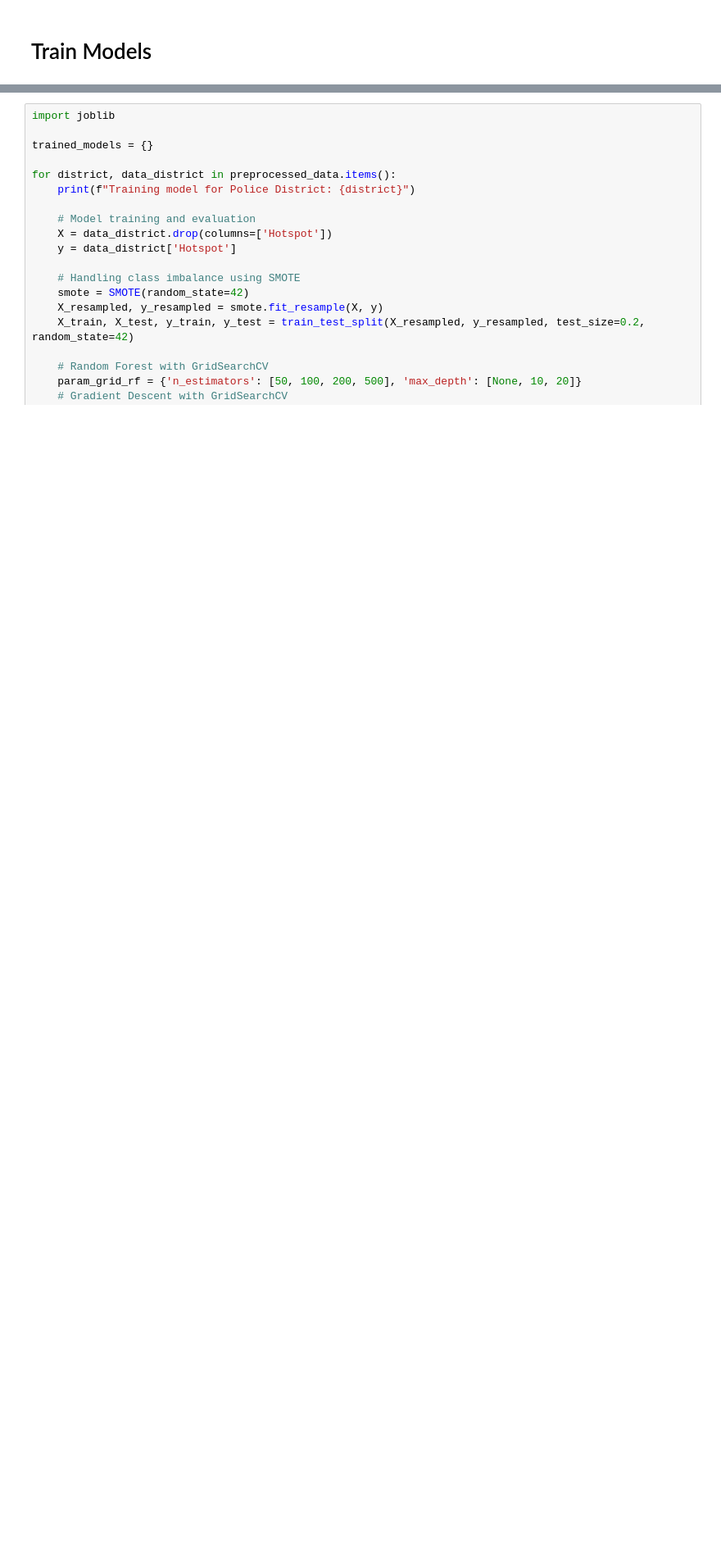
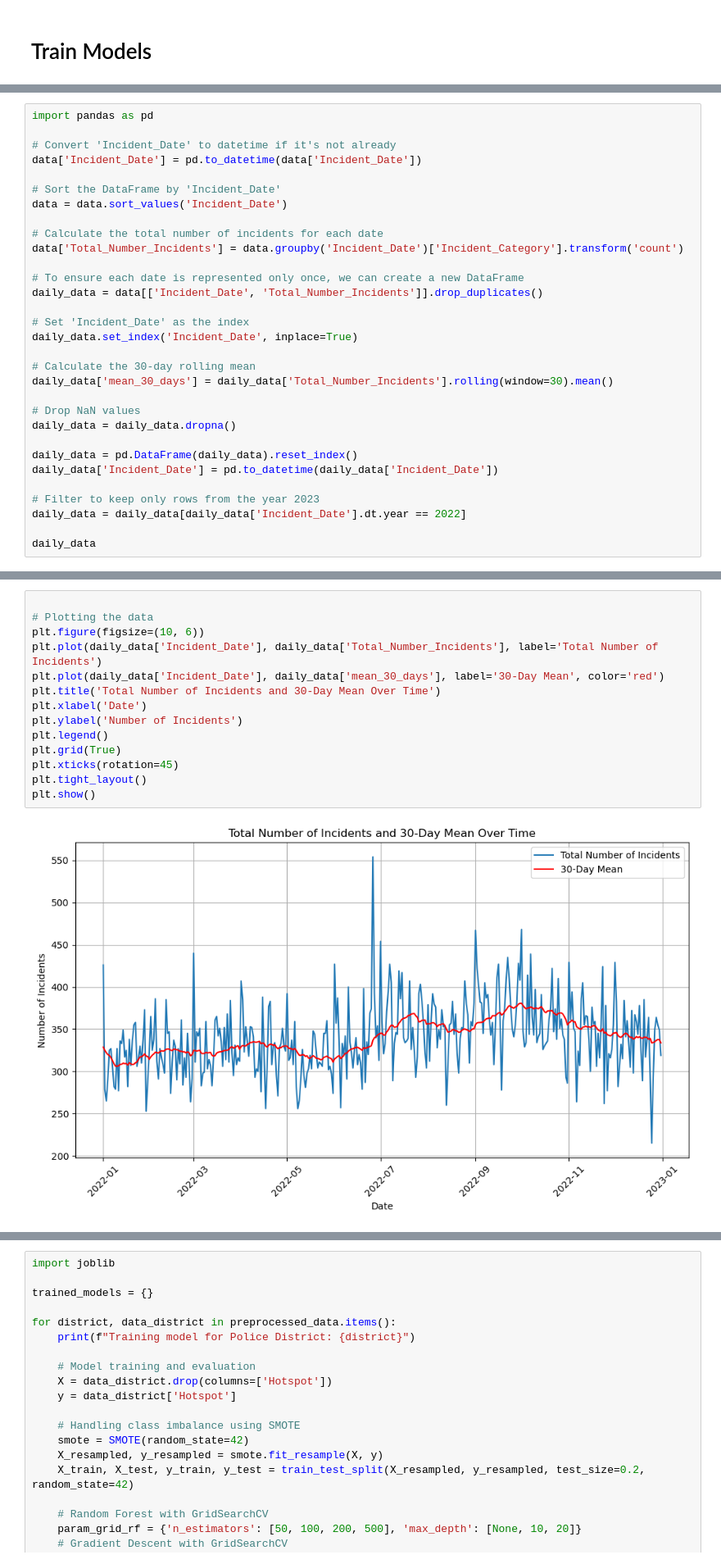
Before and after one commit to mvoutov/ieor142-ml, a Jupyter notebook: crime_hot_spots.ipynb, the cells around one changed output, grey strips where cells are left out. Shown at 82% size. Saved outputs shown, nothing was run; the diff lists cells and outputs as text; blank space fills up the shorter version.

```diff
--- a/crime_hot_spots.ipynb
+++ b/crime_hot_spots.ipynb
@@ -82,0 +93,31 @@ Preprocessing data for Police District: Out of SF
+# %%
+import pandas as pd
+
+# Convert 'Incident_Date' to datetime if it's not already
+data['Incident_Date'] = pd.to_datetime(data['Incident_Date'])
+
+# Sort the DataFrame by 'Incident_Date'
+data = data.sort_values('Incident_Date')
+
+# Calculate the total number of incidents for each date
+data['Total_Number_Incidents'] = data.groupby('Incident_Date')['Incident_Category'].transform('count')
+
+# To ensure each date is represented only once, we can create a new DataFrame
+daily_data = data[['Incident_Date', 'Total_Number_Incidents']].drop_duplicates()
+
+# Set 'Incident_Date' as the index
+daily_data.set_index('Incident_Date', inplace=True)
+
+# Calculate the 30-day rolling mean
+daily_data['mean_30_days'] = daily_data['Total_Number_Incidents'].rolling(window=30).mean()
+
+# Drop NaN values
+daily_data = daily_data.dropna()
+
+daily_data = pd.DataFrame(daily_data).reset_index()
+daily_data['Incident_Date'] = pd.to_datetime(daily_data['Incident_Date'])
+
+# Filter to keep only rows from the year 2023
+daily_data = daily_data[daily_data['Incident_Date'].dt.year == 2022]
+
+daily_data
@@ -82,0 +138,16 @@ Preprocessing data for Police District: Out of SF
+# %%
+
+# Plotting the data
+plt.figure(figsize=(10, 6))
+plt.plot(daily_data['Incident_Date'], daily_data['Total_Number_Incidents'], label='Total Number of Incidents')
+plt.plot(daily_data['Incident_Date'], daily_data['mean_30_days'], label='30-Day Mean', color='red')
+plt.title('Total Number of Incidents and 30-Day Mean Over Time')
+plt.xlabel('Date')
+plt.ylabel('Number of Incidents')
+plt.legend()
+plt.grid(True)
+plt.xticks(rotation=45)
+plt.tight_layout()
+plt.show()
+# %% [output]
+[figure, added]
```
Also changed, not shown: parts of 3 cells of this notebook, 1 other file.
